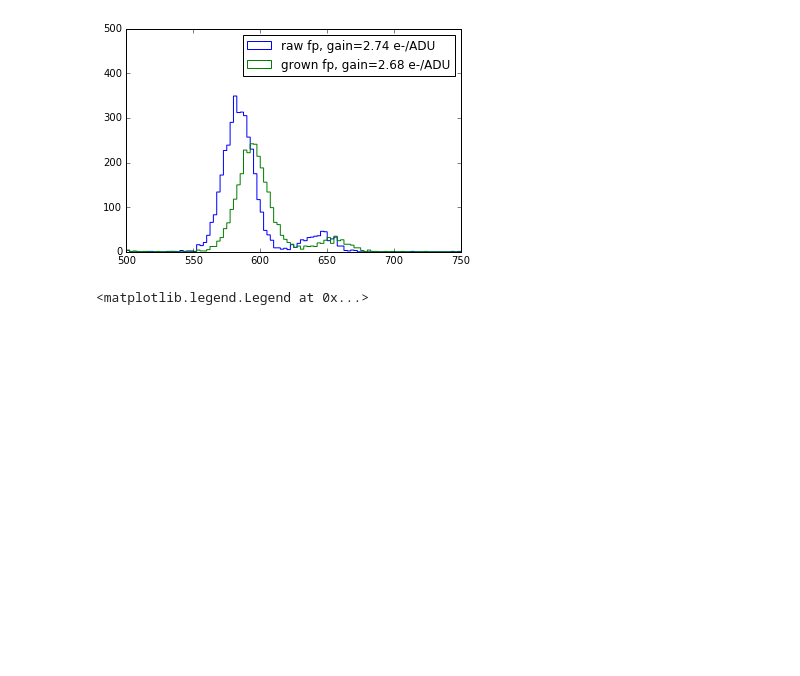
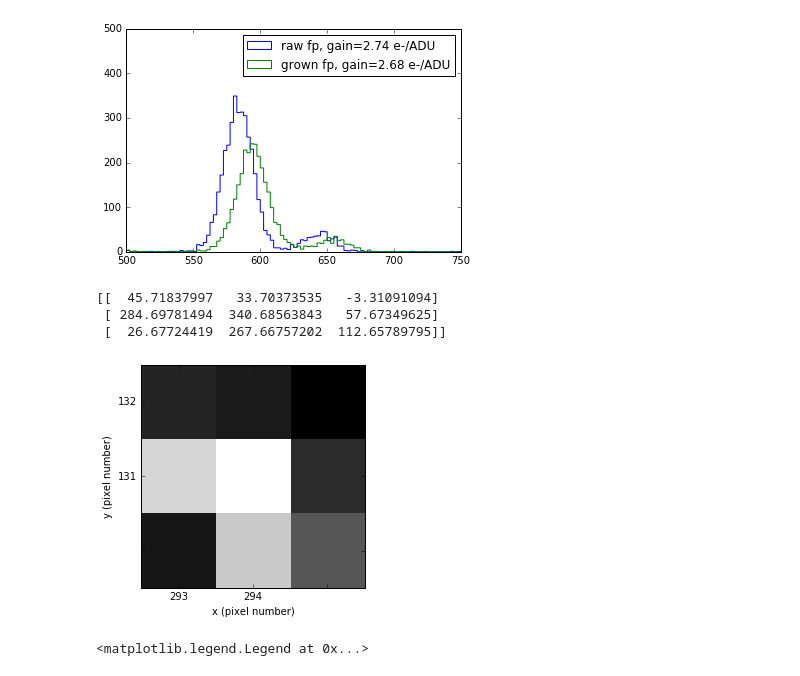
Before and after one commit to lsst-camera-dh/eotest, a Jupyter notebook: doc/Notebooks/Stack_tutorial.ipynb, the cells around one changed output. Cells and saved outputs as stored; diff of their text form; code cells hidden in the pictures; blank space fills up the shorter version.

```diff
--- a/doc/Notebooks/Stack_tutorial.ipynb
+++ b/doc/Notebooks/Stack_tutorial.ipynb
@@ -66,7 +113,7 @@ md = afw_image.readMetadata(image_file, hdu)
 
 # Compute statistics for the imaging section.
 print("Imaging section statistics:")
-imsec = mi0.Factory(mi0, get_bbox(md, 'DATASEC'))
+imsec = mi0.Factory(mi0, get_bbox(md.get('DATASEC')))
 imstats = afw_math.makeStatistics(imsec, flags, stat_ctrl)
 print("median:", imstats.getValue(afw_math.MEDIAN))
 print("mean:", imstats.getValue(afw_math.MEAN))
@@ -76,7 +123,7 @@ print("stdevclip:", imstats.getValue(afw_math.STDEVCLIP), '\n')
 
 # Compute statistics for the overscan region.
 print("Overscan region statistics:")
-oscan = mi0.Factory(mi0, get_bbox(md, 'BIASSEC', dxmin=5))   # skip the first 5 columns to avoid trailed charge.
+oscan = mi0.Factory(mi0, get_bbox(md.get('BIASSEC'), dxmin=5))   # skip the first 5 columns to avoid trailed charge.
 ostats = afw_math.makeStatistics(oscan, flags, stat_ctrl)
 print("median:", ostats.getValue(afw_math.MEDIAN))
 print("mean:", ostats.getValue(afw_math.MEAN))
@@ -186,6 +233,16 @@ plt.legend(loc=0)
 # %% [output]
 <matplotlib.legend.Legend at 0x...>
 [figure]
+# %%
+fps = [x for x in fp_set.getFootprints()]
+fp = fps[300]
+sub_image = display_image(image, fp.getBBox())
+print(sub_image.getArray()[::-1, :])
+# %% [output]
+[[  45.71837997   33.70373535   -3.31091094]
+ [ 284.69781494  340.68563843   57.67349625]
+ [  26.67724419  267.66757202  112.65789795]]
+[figure, added]
 # %%
 # Do the Fe55 analysis using the eotest code.
 import lsst.eotest.sensor as sensorTest
```
Also changed, not shown: parts of 9 cells of this notebook.
